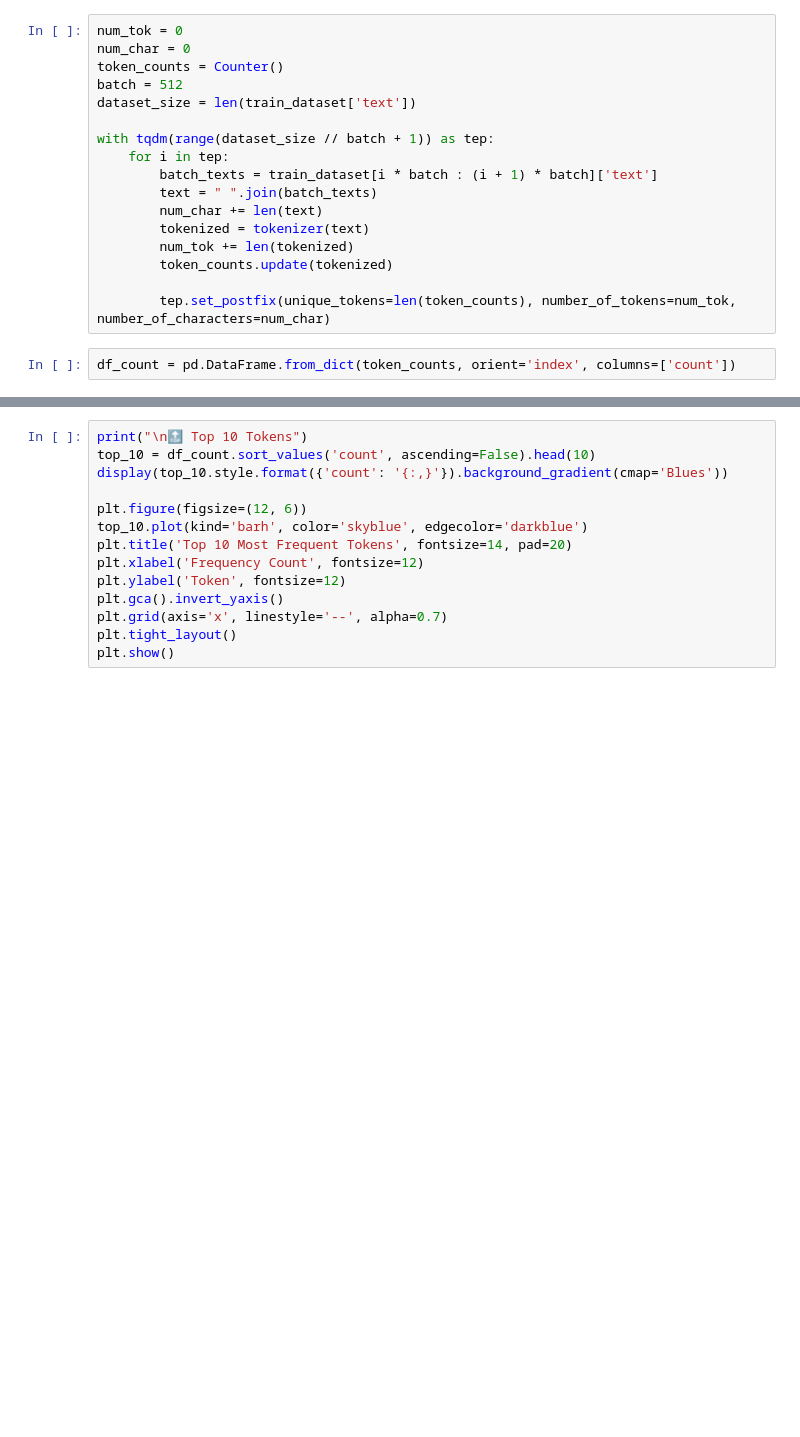
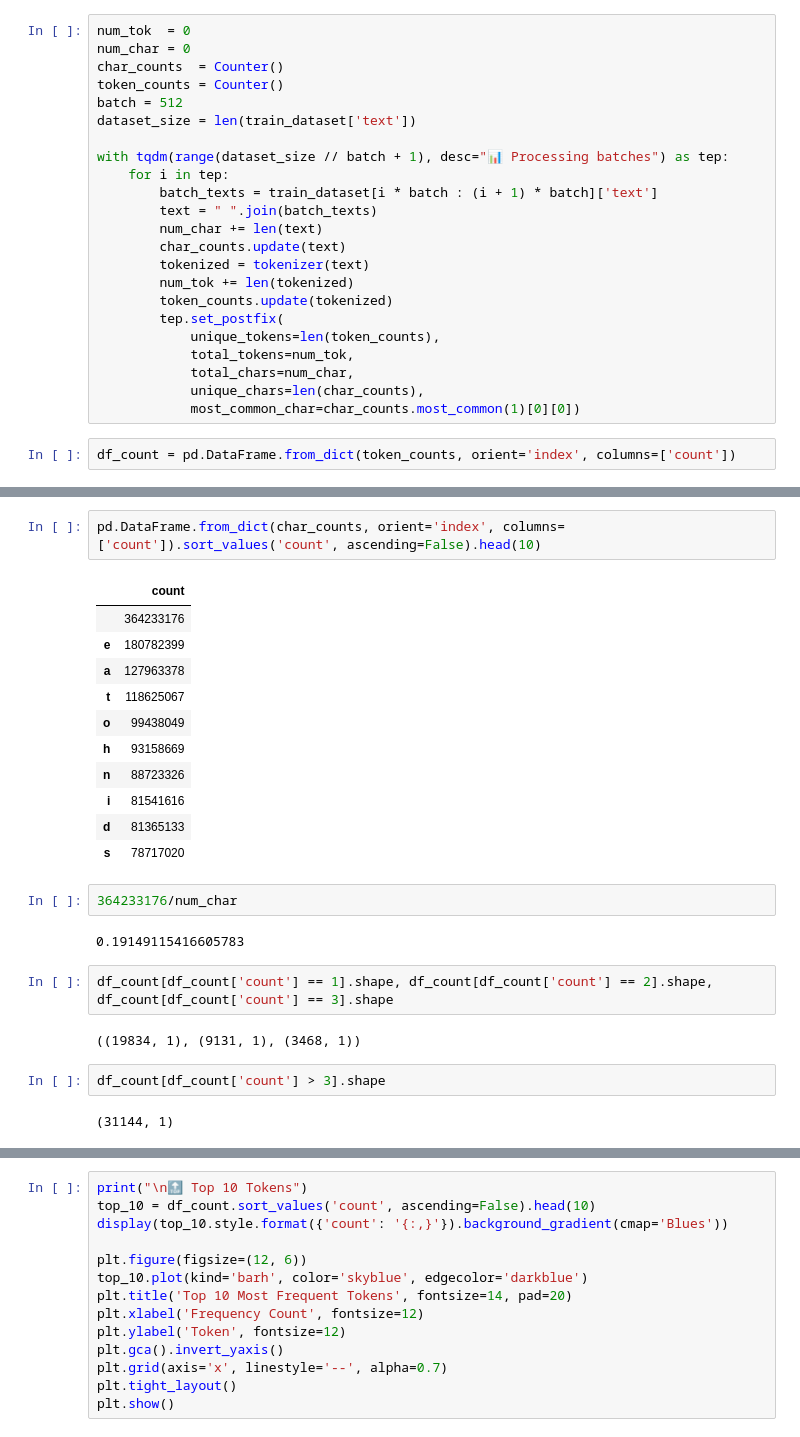
Before and after one commit to ahmadrezabaqerzade/GPT2, a Jupyter notebook: Analyze_dataset.ipynb, the cells around one changed output, grey strips where cells are left out. Saved outputs shown, nothing was run; the diff lists cells and outputs as text; blank space fills up the shorter version.

Commit message:
add tokenize part

```diff
--- a/Analyze_dataset.ipynb
+++ b/Analyze_dataset.ipynb
@@ -88,21 +115,27 @@ Number of valid rows(stories):  0.02199 Million rows(stories)
 # %%
 tokenizer = get_tokenizer('basic_english')
 # %%
-num_tok = 0
+num_tok  = 0
 num_char = 0
+char_counts  = Counter()
 token_counts = Counter()
 batch = 512
 dataset_size = len(train_dataset['text'])
 
-with tqdm(range(dataset_size // batch + 1)) as tep:
+with tqdm(range(dataset_size // batch + 1), desc="📊 Processing batches") as tep:
     for i in tep:
         batch_texts = train_dataset[i * batch : (i + 1) * batch]['text']
         text = " ".join(batch_texts)
         num_char += len(text)
+        char_counts.update(text)
         tokenized = tokenizer(text)
         num_tok += len(tokenized)
         token_counts.update(tokenized)
-
-        tep.set_postfix(unique_tokens=len(token_counts), number_of_tokens=num_tok, number_of_characters=num_char)
+        tep.set_postfix(
+            unique_tokens=len(token_counts),
+            total_tokens=num_tok,
+            total_chars=num_char,
+            unique_chars=len(char_counts),
+            most_common_char=char_counts.most_common(1)[0][0])
 # %%
 df_count = pd.DataFrame.from_dict(token_counts, orient='index', columns=['count'])
@@ -109,3 +154,29 @@ df_count = pd.DataFrame.from_dict(token_counts, orient='index', columns=['count'
+# %%
+pd.DataFrame.from_dict(char_counts, orient='index', columns=['count']).sort_values('count', ascending=False).head(10)
+# %% [output]
+|  | count |
+|  | 364233176 |
+| e | 180782399 |
+| a | 127963378 |
+| t | 118625067 |
+| o | 99438049 |
+| h | 93158669 |
+| n | 88723326 |
+| i | 81541616 |
+| d | 81365133 |
+| s | 78717020 |
+# %%
+364233176/num_char
+# %% [output]
+0.19149115416605783
+# %%
+df_count[df_count['count'] == 1].shape, df_count[df_count['count'] == 2].shape, df_count[df_count['count'] == 3].shape
+# %% [output]
+((19834, 1), (9131, 1), (3468, 1))
+# %%
+df_count[df_count['count'] > 3].shape
+# %% [output]
+(31144, 1)
 # %%
 print('Number of characters in train part: ', num_char/1e9, 'Billion characters')
 print('Number of tokens in train part: ', num_tok/1e6, 'Million tokens')
```
Also changed, not shown: parts of 23 cells of this notebook.
